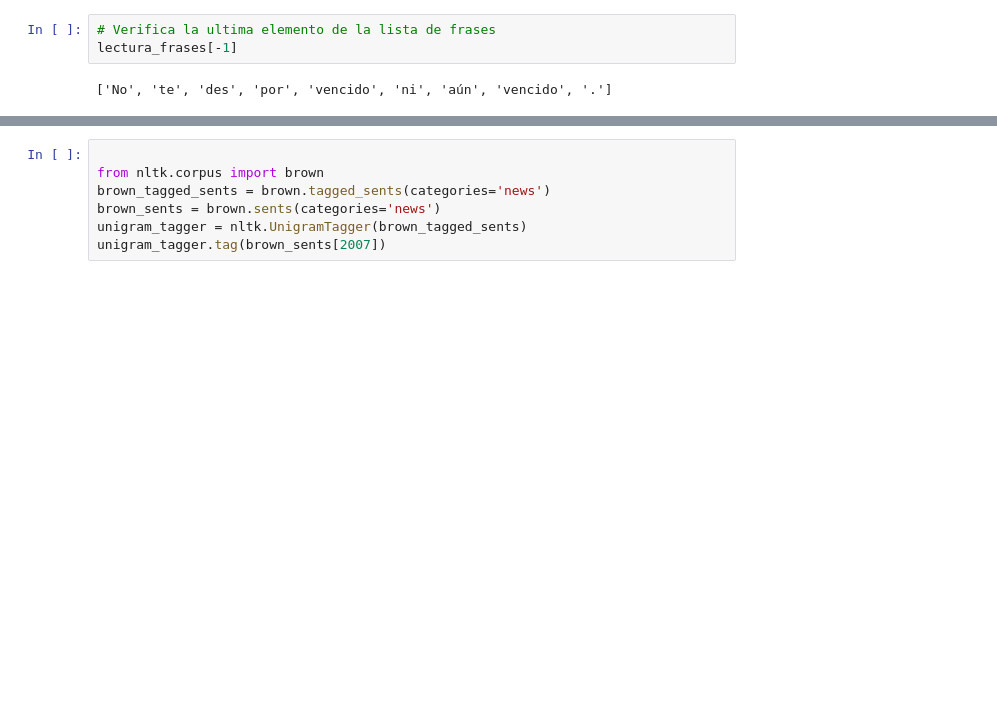
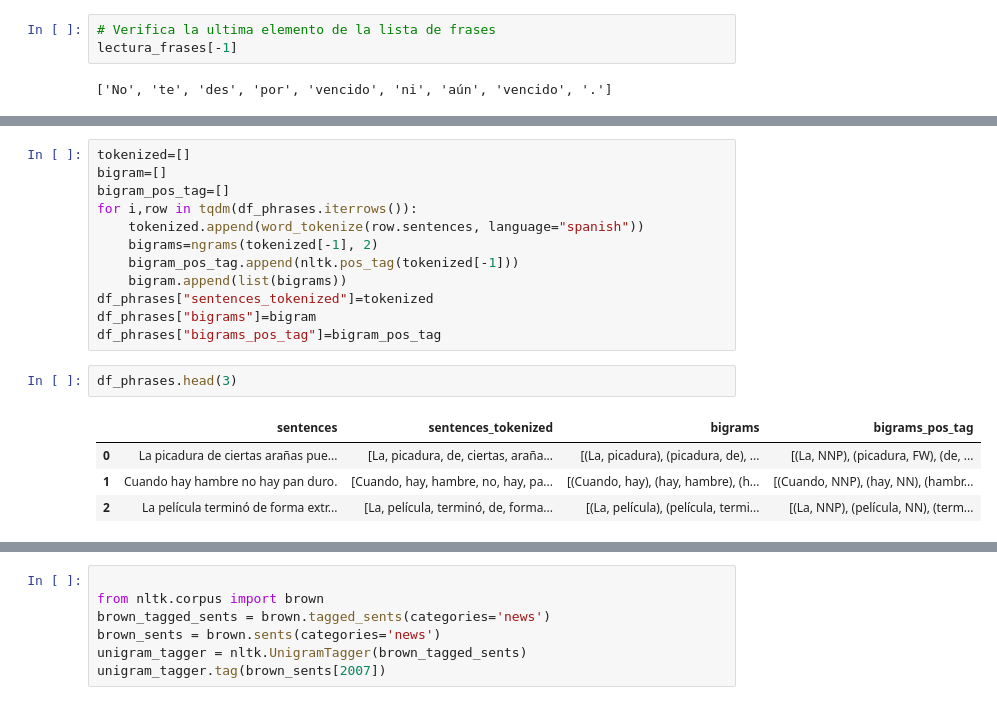
Before and after one commit to 9Olive/Cloze_y_NLP, a Jupyter notebook: Estimadores_computacionales_pred_humana_durante_lectura.ipynb, the cells around one changed output, grey strips where cells are left out. Saved outputs shown, nothing was run; the diff lists cells and outputs as text; blank space fills up the shorter version.

```diff
--- a/Estimadores_computacionales_pred_humana_durante_lectura.ipynb
+++ b/Estimadores_computacionales_pred_humana_durante_lectura.ipynb
@@ -154,0 +171,19 @@ cess_sents = cess.tagged_sents()
+# %%
+tokenized=[]
+bigram=[]
+bigram_pos_tag=[]
+for i,row in tqdm(df_phrases.iterrows()):
+    tokenized.append(word_tokenize(row.sentences, language="spanish"))
+    bigrams=ngrams(tokenized[-1], 2)
+    bigram_pos_tag.append(nltk.pos_tag(tokenized[-1]))
+    bigram.append(list(bigrams))
+df_phrases["sentences_tokenized"]=tokenized
+df_phrases["bigrams"]=bigram
+df_phrases["bigrams_pos_tag"]=bigram_pos_tag
+# %%
+df_phrases.head(3)
+# %% [output]
+|  | sentences | sentences_tokenized | bigrams | bigrams_pos_tag |
+| 0 | La picadura de ciertas arañas pue... | [La, picadura, de, ciertas, araña... | [(La, picadura), (picadura, de), ... | [(La, NNP), (picadura, FW), (de, ... |
+| 1 | Cuando hay hambre no hay pan duro. | [Cuando, hay, hambre, no, hay, pa... | [(Cuando, hay), (hay, hambre), (h... | [(Cuando, NNP), (hay, NN), (hambr... |
+| 2 | La película terminó de forma extr... | [La, película, terminó, de, forma... | [(La, película), (película, termi... | [(La, NNP), (película, NN), (term... |
```
Also changed, not shown: parts of 14 cells of this notebook.
